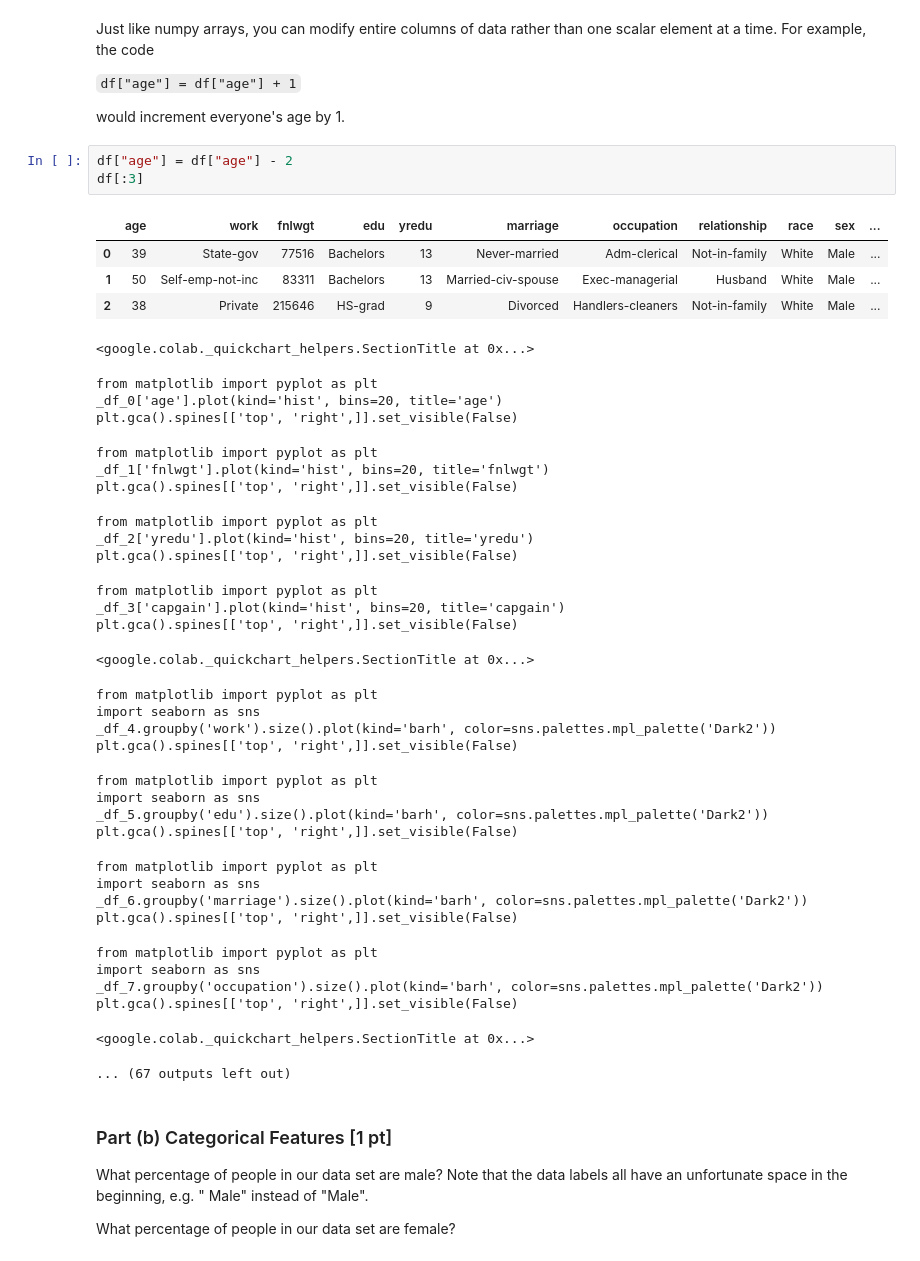
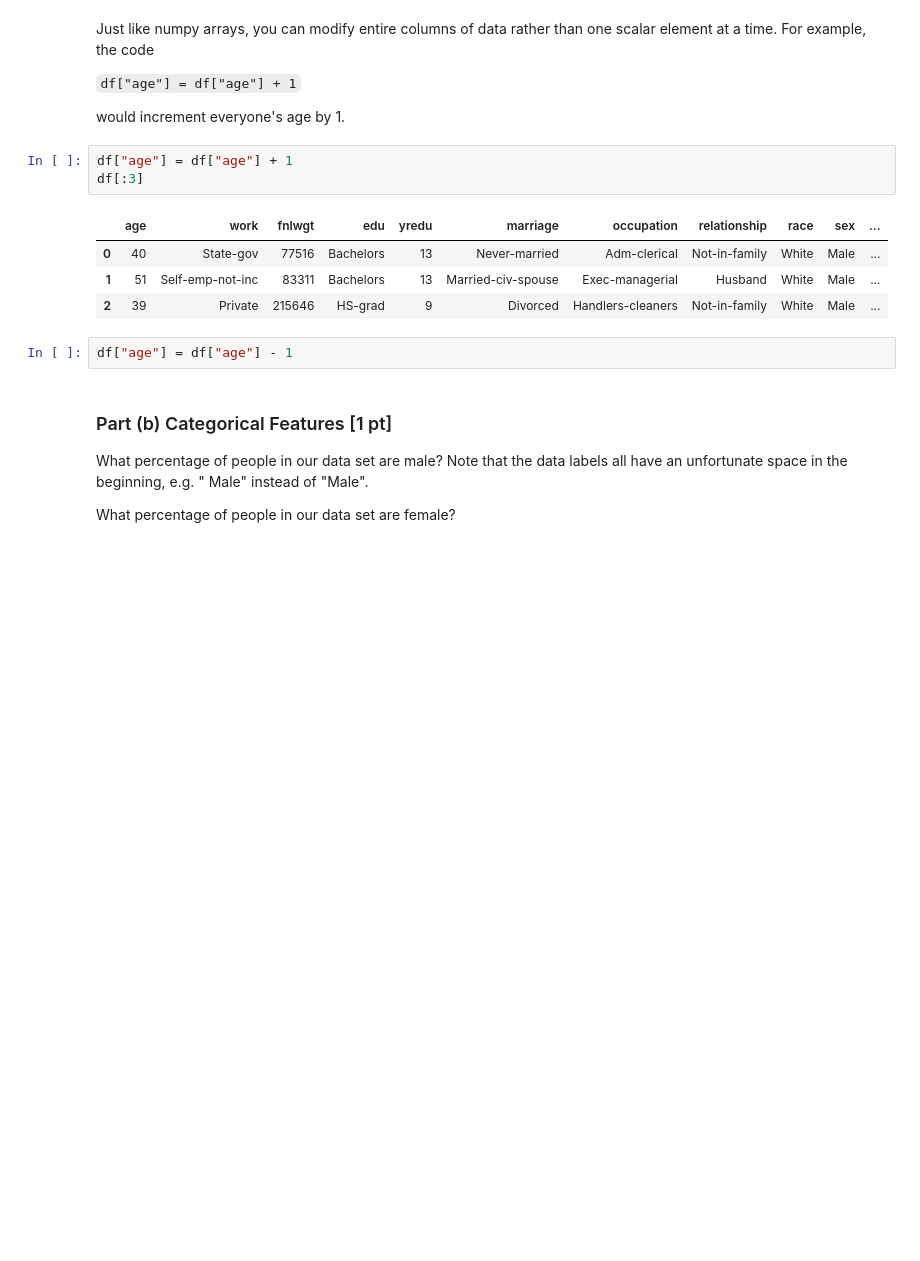
Before and after one commit to WilliamJWen/APS360, a Jupyter notebook: lab/Lab4_Data_Imputation.ipynb, the cells around one changed output. Cells and saved outputs as stored; diff of their text form; blank space fills up the shorter version.

```diff
--- a/lab/Lab4_Data_Imputation.ipynb
+++ b/lab/Lab4_Data_Imputation.ipynb
@@ -131,45 +131,15 @@ For example, the code
 
 would increment everyone's age by 1.
 # %%
-df["age"] = df["age"] - 2
+df["age"] = df["age"] + 1
 df[:3]
 # %% [output]
 |  | age | work | fnlwgt | edu | yredu | marriage | occupation | relationship | race | sex | ... |
-| 0 | 39 | State-gov | 77516 | Bachelors | 13 | Never-married | Adm-clerical | Not-in-family | White | Male | ... |
-| 1 | 50 | Self-emp-not-inc | 83311 | Bachelors | 13 | Married-civ-spouse | Exec-managerial | Husband | White | Male | ... |
-| 2 | 38 | Private | 215646 | HS-grad | 9 | Divorced | Handlers-cleaners | Not-in-family | White | Male | ... |
+| 0 | 40 | State-gov | 77516 | Bachelors | 13 | Never-married | Adm-clerical | Not-in-family | White | Male | ... |
+| 1 | 51 | Self-emp-not-inc | 83311 | Bachelors | 13 | Married-civ-spouse | Exec-managerial | Husband | White | Male | ... |
+| 2 | 39 | Private | 215646 | HS-grad | 9 | Divorced | Handlers-cleaners | Not-in-family | White | Male | ... |
-<google.colab._quickchart_helpers.SectionTitle at 0x...>
-from matplotlib import pyplot as plt
-_df_0['age'].plot(kind='hist', bins=20, title='age')
-plt.gca().spines[['top', 'right',]].set_visible(False)
-from matplotlib import pyplot as plt
-_df_1['fnlwgt'].plot(kind='hist', bins=20, title='fnlwgt')
-plt.gca().spines[['top', 'right',]].set_visible(False)
-from matplotlib import pyplot as plt
-_df_2['yredu'].plot(kind='hist', bins=20, title='yredu')
-plt.gca().spines[['top', 'right',]].set_visible(False)
-from matplotlib import pyplot as plt
-_df_3['capgain'].plot(kind='hist', bins=20, title='capgain')
-plt.gca().spines[['top', 'right',]].set_visible(False)
-<google.colab._quickchart_helpers.SectionTitle at 0x...>
-from matplotlib import pyplot as plt
-import seaborn as sns
-_df_4.groupby('work').size().plot(kind='barh', color=sns.palettes.mpl_palette('Dark2'))
-plt.gca().spines[['top', 'right',]].set_visible(False)
-from matplotlib import pyplot as plt
-import seaborn as sns
-_df_5.groupby('edu').size().plot(kind='barh', color=sns.palettes.mpl_palette('Dark2'))
-plt.gca().spines[['top', 'right',]].set_visible(False)
-from matplotlib import pyplot as plt
-import seaborn as sns
-_df_6.groupby('marriage').size().plot(kind='barh', color=sns.palettes.mpl_palette('Dark2'))
-plt.gca().spines[['top', 'right',]].set_visible(False)
-from matplotlib import pyplot as plt
-import seaborn as sns
-_df_7.groupby('occupation').size().plot(kind='barh', color=sns.palettes.mpl_palette('Dark2'))
-plt.gca().spines[['top', 'right',]].set_visible(False)
-<google.colab._quickchart_helpers.SectionTitle at 0x...>
-... (67 outputs left out)
+# %%
+df["age"] = df["age"] - 1
 # %% [markdown]
 ### Part (b) Categorical Features [1 pt]
 
```
Also changed, not shown: parts of 5 cells of this notebook.
